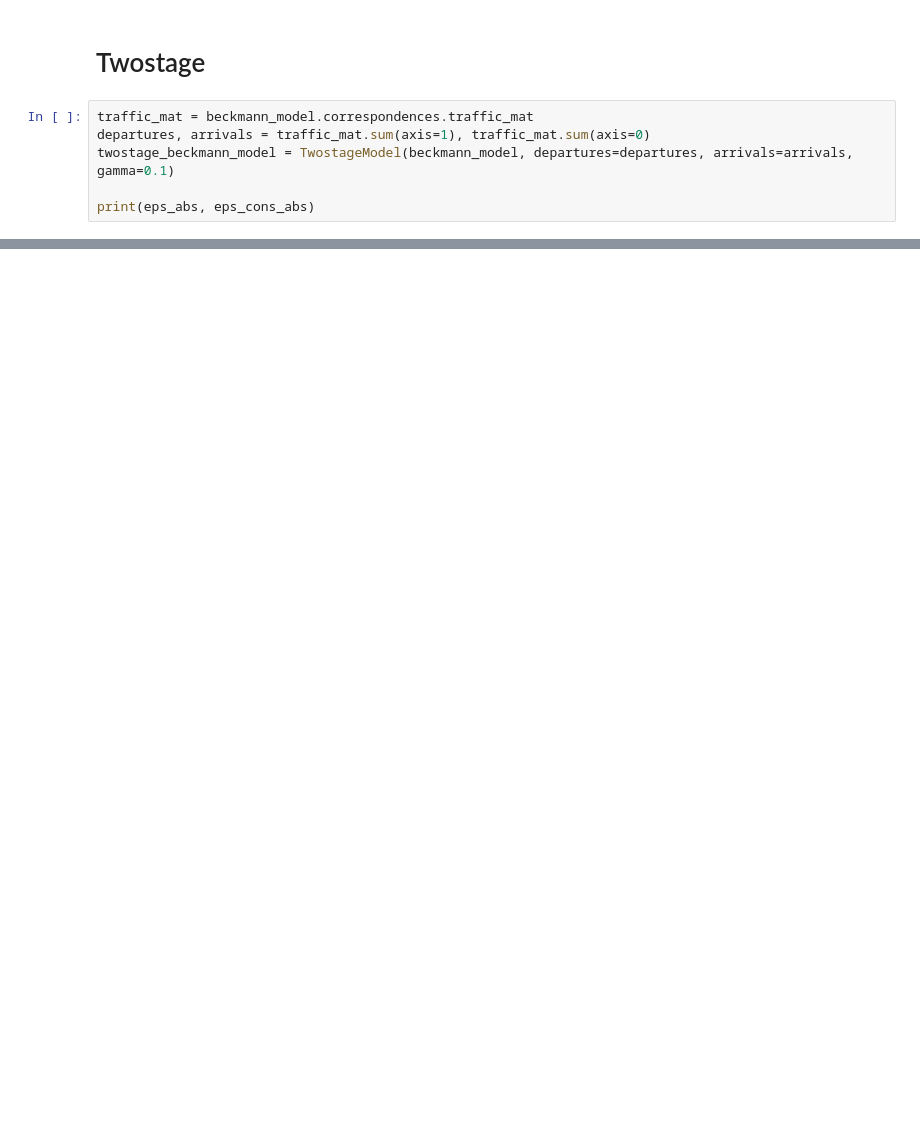
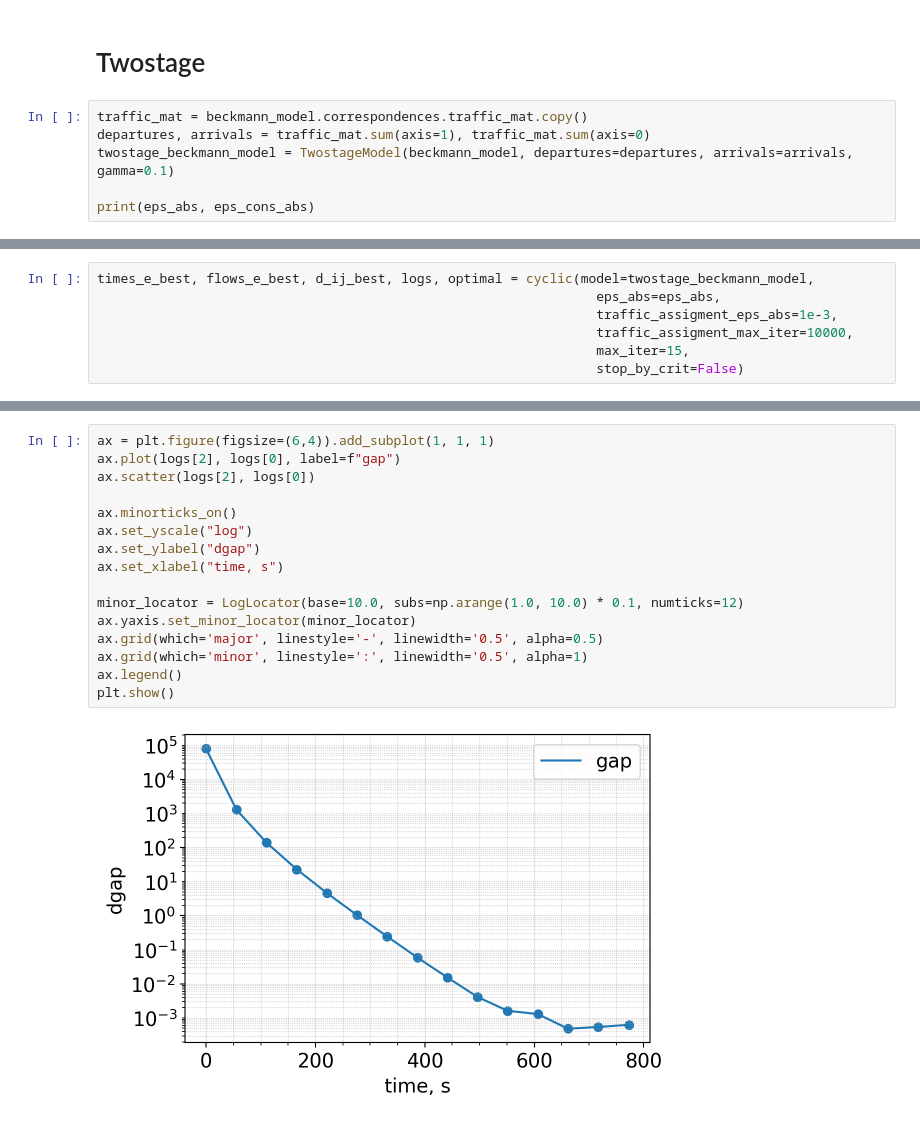
Before and after one commit to niquepolice/mmo_tm, a Jupyter notebook: all_models.ipynb, the cells around one changed output, grey strips where cells are left out. Drawn from its saved outputs; the diff is of its cells as text; blank space fills up the shorter version.

```diff
--- a/all_models.ipynb
+++ b/all_models.ipynb
@@ -210,7 +240,7 @@ plt.legend()
 # %% [markdown]
 # Twostage
 # %%
-traffic_mat = beckmann_model.correspondences.traffic_mat
+traffic_mat = beckmann_model.correspondences.traffic_mat.copy()
 departures, arrivals = traffic_mat.sum(axis=1), traffic_mat.sum(axis=0)
 twostage_beckmann_model = TwostageModel(beckmann_model, departures=departures, arrivals=arrivals, gamma=0.1)
 
@@ -229,0 +256,7 @@ print(len(dgap_ustm_2s), "iters")
+# %%
+times_e_best, flows_e_best, d_ij_best, logs, optimal = cyclic(model=twostage_beckmann_model,
+                                                                eps_abs=eps_abs,
+                                                                traffic_assigment_eps_abs=1e-3,
+                                                                traffic_assigment_max_iter=10000,
+                                                                max_iter=15,
+                                                                stop_by_crit=False)
@@ -229,0 +277,18 @@ print(len(dgap_ustm_2s), "iters")
+# %%
+ax = plt.figure(figsize=(6,4)).add_subplot(1, 1, 1)
+ax.plot(logs[2], logs[0], label=f"gap")
+ax.scatter(logs[2], logs[0])
+
+ax.minorticks_on()
+ax.set_yscale("log")
+ax.set_ylabel("dgap")
+ax.set_xlabel("time, s")
+
+minor_locator = LogLocator(base=10.0, subs=np.arange(1.0, 10.0) * 0.1, numticks=12)
+ax.yaxis.set_minor_locator(minor_locator)
+ax.grid(which='major', linestyle='-', linewidth='0.5', alpha=0.5)
+ax.grid(which='minor', linestyle=':', linewidth='0.5', alpha=1)
+ax.legend()
+plt.show()
+# %% [output]
+[figure, added]
```
Also changed, not shown: parts of 26 cells of this notebook, 3 other files.
